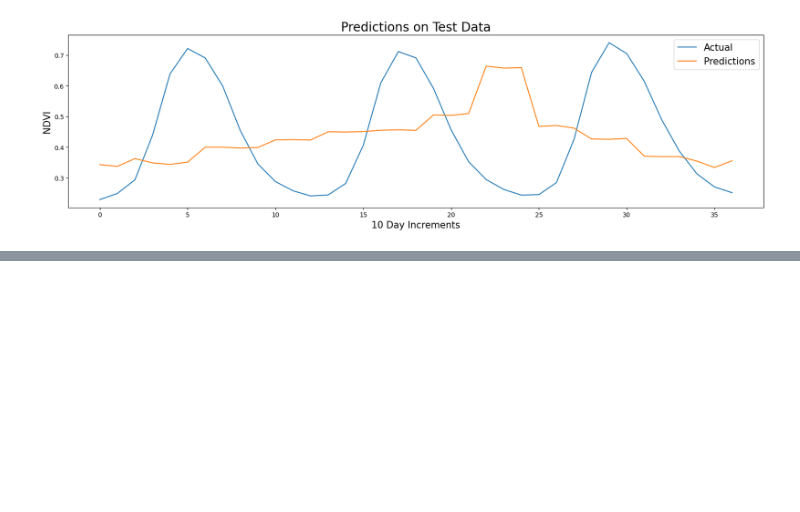
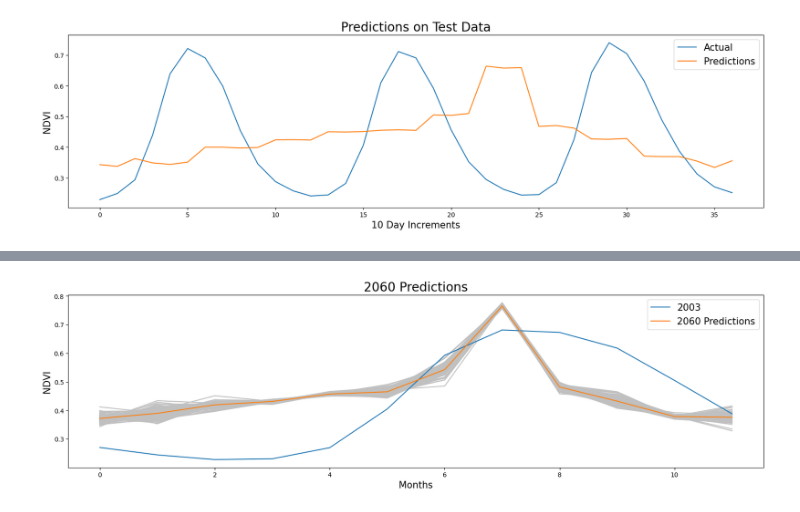
Before and after one commit to oescoba2/Vol3_WinterProject, a Jupyter notebook: Dallin's now useless code and files/Chad/correlations.ipynb, the cells around one changed output, grey strips where cells are left out. Saved outputs shown, nothing was run; the diff lists cells and outputs as text; code cells hidden in the pictures; blank space fills up the shorter version.

```diff
--- a/Dallin's now useless code and files/Chad/correlations.ipynb
+++ b/Dallin's now useless code and files/Chad/correlations.ipynb
@@ -535,18 +535,77 @@ Precip_pred = []
 Max_temp_pred = []
 min_pred = []
 for i in range(12):
-    Max_temp_pred.append(np.random.normal(Max_Temp_mean[i],Max_temp_var[i], size = month_lengths[i]).tolist())
-    min_pred.append(np.random.normal(min_temp_mean[i],min_temp_var[i], size = month_lengths[i]).tolist())
+    Max_temp_pred.append(np.random.normal(Max_Temp_mean[i],Max_temp_var[i], size = 1).tolist())
+    min_pred.append(np.random.normal(min_temp_mean[i],min_temp_var[i], size = 1).tolist())
     if i in [0,1,11]:
-        Precip_pred.append(np.zeros(month_lengths[i]).tolist())
+        Precip_pred.append([0])
     else:
-        Precip_pred.append((np.random.normal(precip_mean[i],Precip_var[i], size = month_lengths[i])/month_lengths[i]).tolist())
+        Precip_pred.append((np.random.normal(precip_mean[i],Precip_var[i], size = 1)/month_lengths[i]).tolist())
 #Got code for this list merging from Google AI feature
-future_temp = np.array([item for month in Max_temp_pred for item in month])[::10]
+future_temp = np.array([item for month in Max_temp_pred for item in month])
 future_temp = future_temp* (9/5) + 32
-future_min = np.array([item for month in min_pred for item in month])[::10]
+future_min = np.array([item for month in min_pred for item in month])
 future_min = future_min* (9/5) + 32
-future_precip = np.array([item for month in Precip_pred for item in month])[::10]
+future_precip = np.array([item for month in Precip_pred for item in month])
 future_precip = future_precip*0.0393701
 future_pred2 = np.array([future_temp,future_min,future_precip])
+
+
+gm = GreenModel(lmda=0)
+features = weather[[0, 1,4]]
+train_features = features[:, :151]
+test_features = features[:, 151:]
+train_features = np.array([np.delete(train_features[i], 61) for i in range(len(train_features))])
+y = np.delete(y, 61)
+
+gm.fit(train_features, y[:150])
+
+#Running 100 times and averaging
+plt.figure(figsize=(20, 5))
+predtotal = np.zeros_like(gm.predict(future_pred2))
+iters = 100
+for _ in range(iters):
+    Max_Temp_mean = np.array([29.94,31.58,36.98,39.36,41.59,39.61,36.76,36.12,37.52,37.94,33.41,30.54])
+    min_temp_mean = np.array([15.42,16.48,21.45,25.09,27.58,26.92,25.8,26.73,26.69,25.35,20.38,15.87])
+    Max_temp_var = np.abs(np.array([-0.880656583,-1.164200678,0.3139066719725058,0.23726706165128128,-0.093284392,0.033468859,-1.065807331,-0.05397675,0.5046206057692894,0.7612400014756832,-0.2017563,-0.953739065]))
+    #From march on, excluding december
+    min_temp_var = np.abs(np.array([0.21393614680818138,-0.89036614,-0.844920992,-0.123810157,-0.280527931,-1.079991199,-0.820948341,-0.078829006,0.3949385728434941,0.9665845624950299,-0.318597198,0.10720682962950136]))
+    month_lengths = [31,29,31,30,31,30,31,31,30,31,30,31]
+    precip_mean = np.abs(np.array([0,0,1.09,7.34,16.53,30.91,87.9,216.29,54.2,20.59,1.16,0]))
+    #From march on, excluding december
+    Precip_var = np.abs(np.array([0,0,0.7315614792408563,0.17033518232639208,-0.301308229,-0.663324287,-0.440303671,2.432430800861078,-0.410200893,0.6471079458773514,0.37843930394953457,0.5920602546731717,0]))
+    Precip_pred = []
+    Max_temp_pred = []
+    min_pred = []
+    for i in range(12):
+        Max_temp_pred.append(np.random.normal(Max_Temp_mean[i],Max_temp_var[i], size = 1).tolist())
+        min_pred.append(np.random.normal(min_temp_mean[i],min_temp_var[i], size = 1).tolist())
+        if i in [0,1,11]:
+            Precip_pred.append([0])
+        else:
+            Precip_pred.append((np.random.normal(precip_mean[i],Precip_var[i], size = 1)/month_lengths[i]).tolist())
+    #Got code for this list merging from Google AI feature
+    future_temp = np.array([item for month in Max_temp_pred for item in month])
+    future_temp = future_temp* (9/5) + 32
+    future_min = np.array([item for month in min_pred for item in month])
+    future_min = future_min* (9/5) + 32
+    future_precip = np.array([item for month in Precip_pred for item in month])
+    future_precip = future_precip*0.0393701
+    future_pred2 = np.array([future_temp,future_min,future_precip])
+    prediction = gm.predict(future_pred2)
+    plt.plot(np.arange(len(prediction)), prediction, alpha = 1, c = "silver")
+    predtotal += prediction
+
+
+
+
+
+plt.plot(np.arange(len(predtotal)), y[:len(predtotal)], label = "2003")
+plt.plot(np.arange(len(predtotal)), predtotal/iters, label = "2060 Predictions")
+plt.title("2060 Predictions",fontsize=20)
+plt.ylabel("NDVI", fontsize=15)
+plt.xlabel("Months", fontsize=15)
+plt.legend(fontsize=15)
+plt.savefig("2060ChadPredict.pdf", dpi=300, bbox_inches="tight")
+plt.show()
 # %% [output]
@@ -553,0 +629 @@ future_pred2 = np.array([future_temp,future_min,future_precip])
+[figure, added]
```
Also changed, not shown: parts of 5 cells of this notebook, 2 other files.
